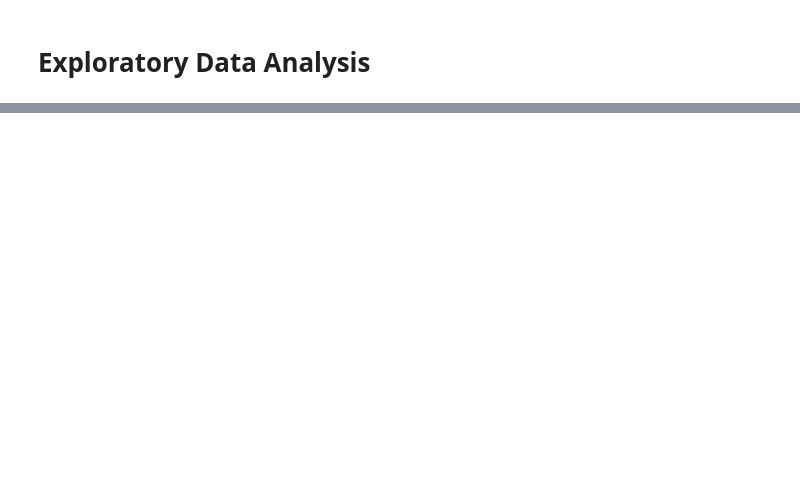
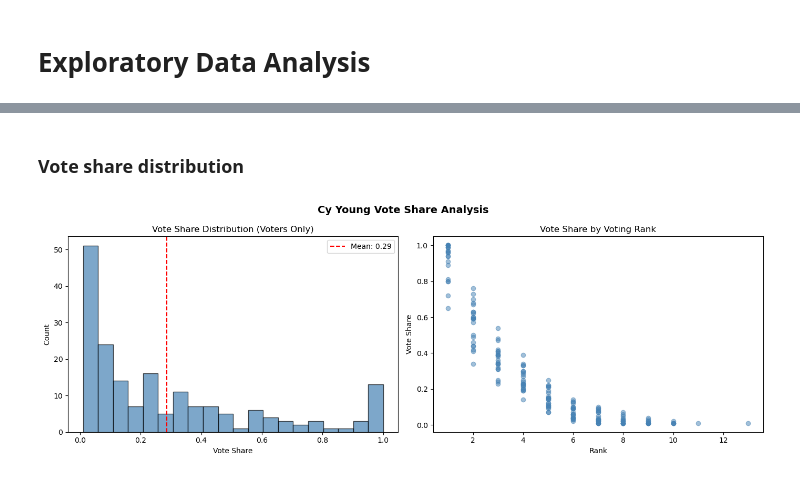
Before and after one commit to AllenJLopez0327/Mlb-pitcher-analysis, a Jupyter notebook: Notebooks/02_EdA.ipynb, the cells around one changed output, grey strips where cells are left out. Cells and saved outputs as stored; diff of their text form; code cells hidden in the pictures; blank space fills up the shorter version.

```diff
--- a/Notebooks/02_EdA.ipynb
+++ b/Notebooks/02_EdA.ipynb
@@ -43,0 +172,26 @@ max     232.200000    22.000000
+# %% [markdown]
+### Vote share distribution
+# %%
+# Vote share distribution
+fig, axes = plt.subplots(1, 2, figsize=(14, 5))
+
+# All voters
+axes[0].hist(voters['Share'], bins=20, color='steelblue', edgecolor='black', alpha=0.7)
+axes[0].set_title('Vote Share Distribution (Voters Only)')
+axes[0].set_xlabel('Vote Share')
+axes[0].set_ylabel('Count')
+axes[0].axvline(voters['Share'].mean(), color='red', linestyle='--', label=f'Mean: {voters["Share"].mean():.2f}')
+axes[0].legend()
+
+# Vote share by rank
+axes[1].scatter(voters['Rank'], voters['Share'], alpha=0.5, color='steelblue')
+axes[1].set_title('Vote Share by Voting Rank')
+axes[1].set_xlabel('Rank')
+axes[1].set_ylabel('Vote Share')
+
+plt.suptitle('Cy Young Vote Share Analysis', fontsize=14, fontweight='bold')
+plt.tight_layout()
+plt.savefig('../Outputs/vote_share_distribution.png', dpi=150, bbox_inches='tight')
+plt.show()
+# %% [output]
+[figure, added]
```
Also changed, not shown: parts of 46 cells of this notebook, 4 other files.
